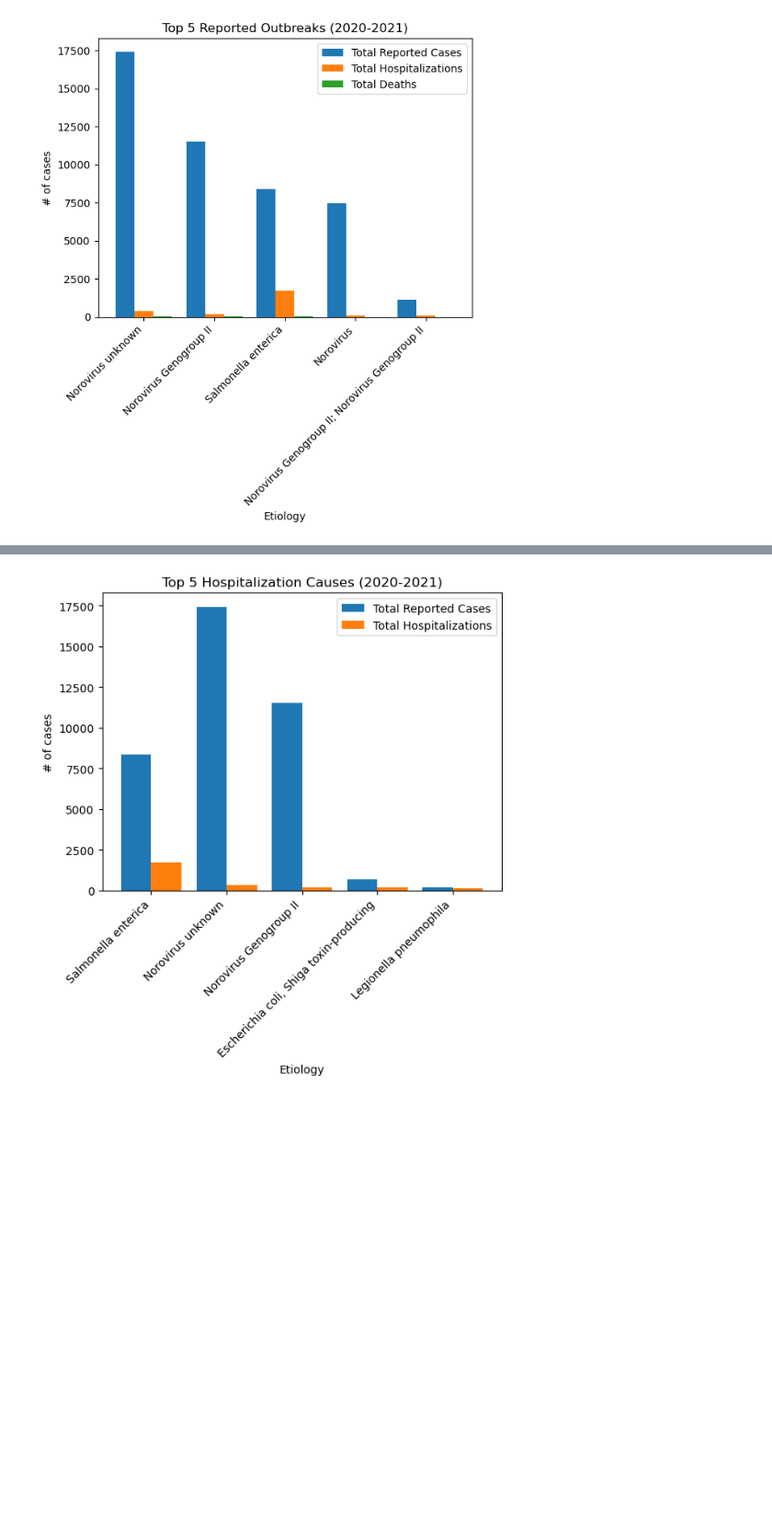
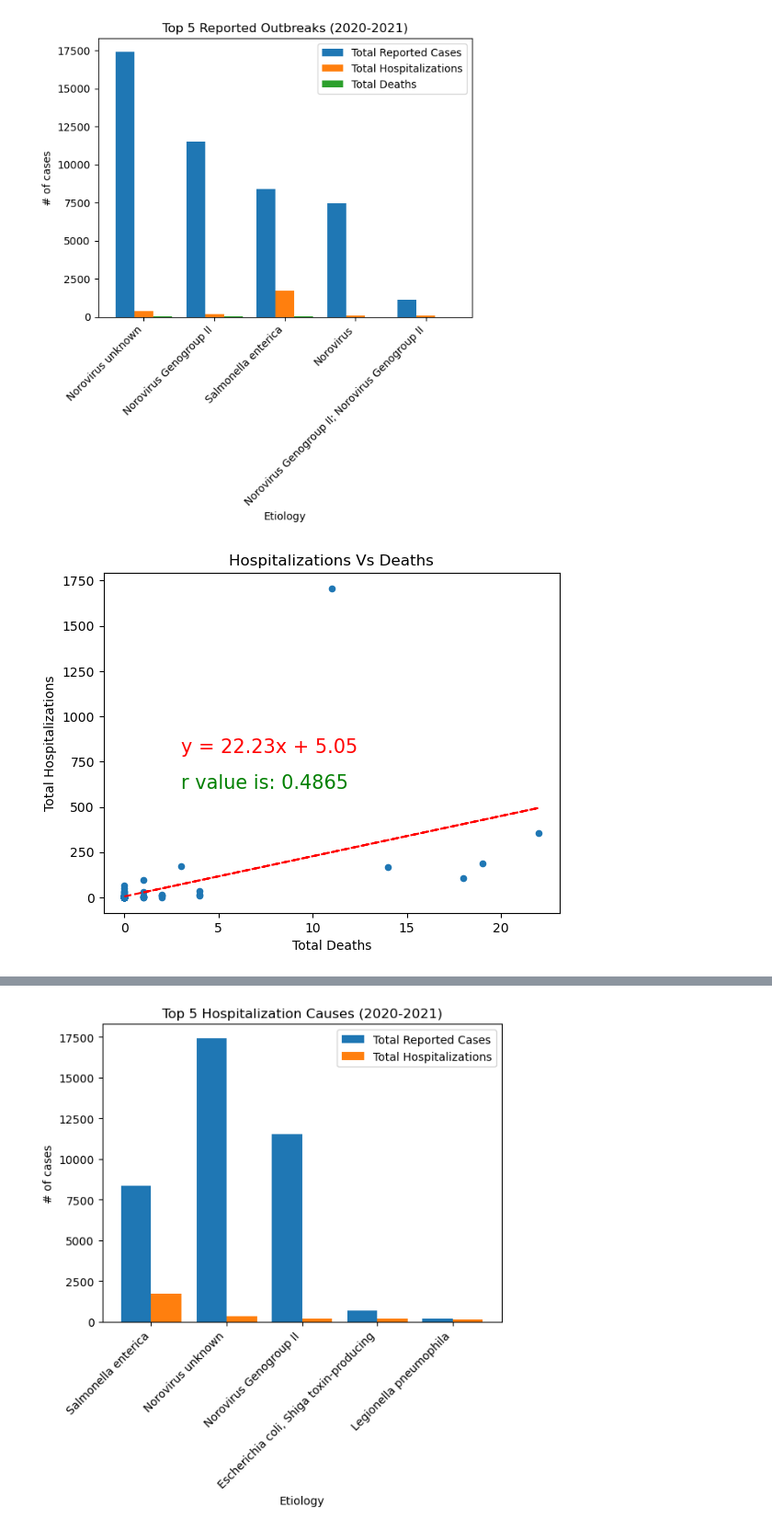
Before and after one commit to InsomniYak28/group_project_1, a Jupyter notebook: Final_death_and_hosp.ipynb, the cells around one changed output, grey strips where cells are left out. Shown: that part at 92% size. Cells and saved outputs as stored; diff of their text form; code cells hidden in the pictures; blank space fills up the shorter version.

Commit message:
updated final_death_and_hosp notebook

```diff
--- a/Final_death_and_hosp.ipynb
+++ b/Final_death_and_hosp.ipynb
@@ -55,6 +55,23 @@ plt.savefig("DH_output/top5_reported_outbreaks_w_hospitalization_death_bar.png")
 plt.show()
 # %% [output]
 [figure]
+# %%
+from scipy import stats
+
+et_hosp_death.plot(kind="scatter",x = "Total Deaths", y= "Total Hospitalizations", title="Hospitalizations Vs Deaths")
+slope, int, r, p, std_err = stats.linregress(et_hosp_death["Total Deaths"],et_hosp_death["Total Hospitalizations"])
+lin_reg = (slope * et_hosp_death["Total Deaths"]) + int
+plt.plot(et_hosp_death["Total Deaths"],lin_reg, "--", color = "red")
+
+#create string of lin reg and show on plot
+lin_eq = f"y = {round(slope,2)}x + {round(int,2)}"
+plt.annotate(lin_eq,(3,800),fontsize=15, color = "red")
+plt.annotate(f"r value is: {round(r,4)}",(3,600),fontsize=15, color = "green")
+plt.savefig("DH_output/hospitalizations_v_death_scatter.png")
+
+plt.show()
+# %% [output]
+[figure, added]
 # %%
 hosp_leading_count = et_hosp_death.sort_values(by= "Total Hospitalizations", ascending= False)
 hosp_leading_count = hosp_leading_count.head(5)
```
Also changed, not shown: parts of 2 cells of this notebook, 1 other file.
